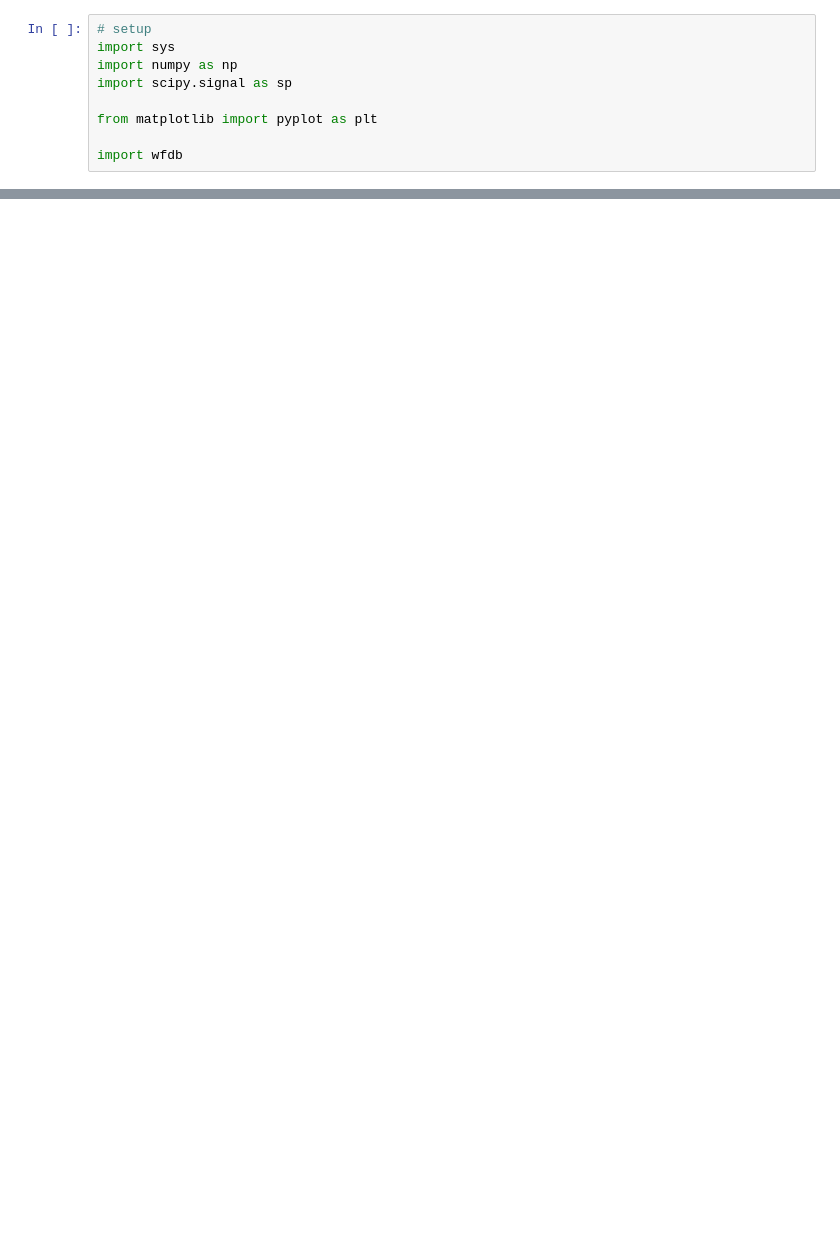
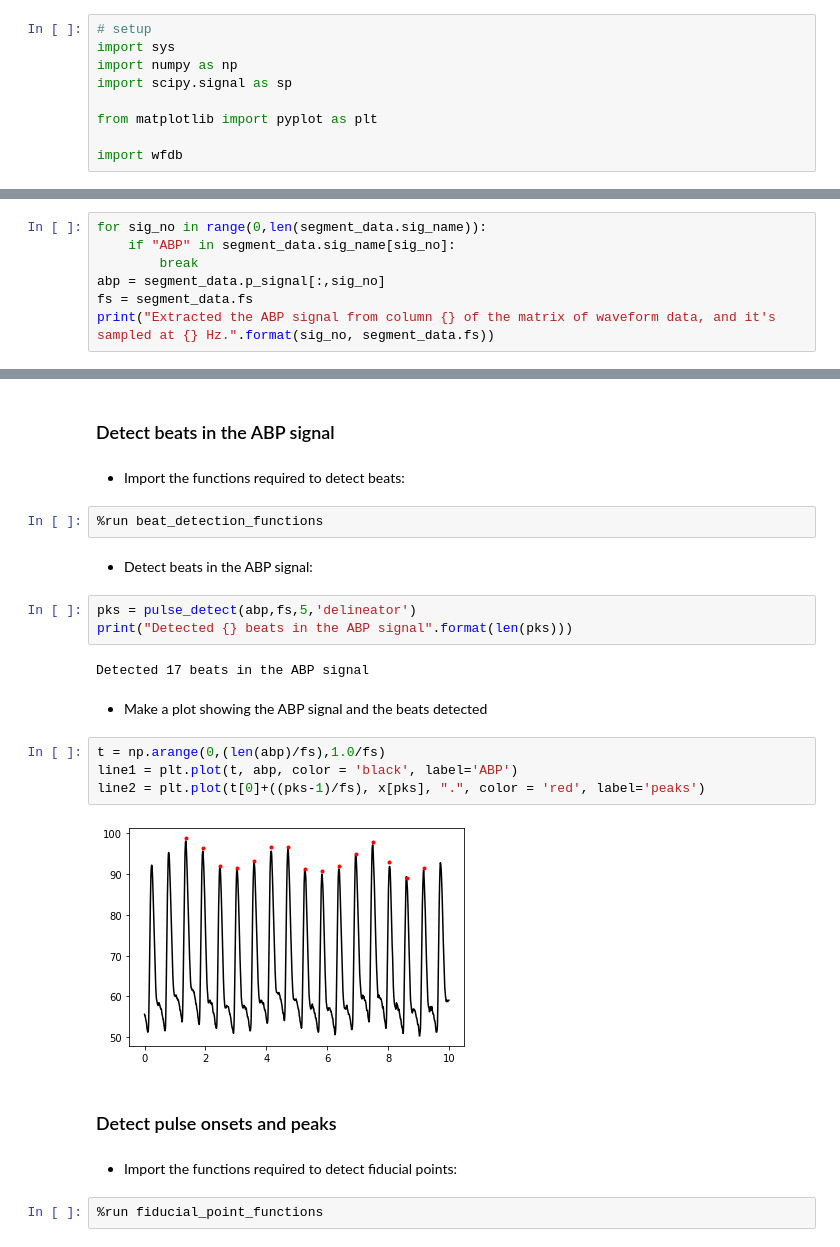
Before and after one commit to wfdb/mimic_wfdb_tutorials, a Jupyter notebook: content/tutorial/notebooks/extracting-reference-bp.ipynb, the cells around one changed output, grey strips where cells are left out. Saved outputs shown, nothing was run; the diff lists cells and outputs as text; blank space fills up the shorter version.

Commit message:
improving accessibility of notebooks, and adding functions as separate files

```diff
--- a/content/tutorial/notebooks/extracting-reference-bp.ipynb
+++ b/content/tutorial/notebooks/extracting-reference-bp.ipynb
@@ -169,0 +84,7 @@ Mean arterial pressure:65.78661151960785
+# %%
+for sig_no in range(0,len(segment_data.sig_name)):
+    if "ABP" in segment_data.sig_name[sig_no]:
+        break
+abp = segment_data.p_signal[:,sig_no]
+fs = segment_data.fs
+print("Extracted the ABP signal from column {} of the matrix of waveform data, and it's sampled at {} Hz.".format(sig_no, segment_data.fs))
@@ -169,0 +98,27 @@ Mean arterial pressure:65.78661151960785
+# %% [markdown]
+### Detect beats in the ABP signal
+# %% [markdown]
+- Import the functions required to detect beats:
+# %%
+%run beat_detection_functions
+# %% [markdown]
+- Detect beats in the ABP signal:
+# %%
+pks = pulse_detect(abp,fs,5,'delineator')
+print("Detected {} beats in the ABP signal".format(len(pks)))
+# %% [output]
+Detected 17 beats in the ABP signal
+# %% [markdown]
+- Make a plot showing the ABP signal and the beats detected
+# %%
+t = np.arange(0,(len(abp)/fs),1.0/fs)
+line1 = plt.plot(t, abp, color = 'black', label='ABP')
+line2 = plt.plot(t[0]+((pks-1)/fs), x[pks], ".", color = 'red', label='peaks')
+# %% [output]
+[figure, added]
+# %% [markdown]
+### Detect pulse onsets and peaks
+# %% [markdown]
+- Import the functions required to detect fiducial points:
+# %%
+%run fiducial_point_functions
```
Also changed, not shown: parts of 45 cells of this notebook, 5 other files.
